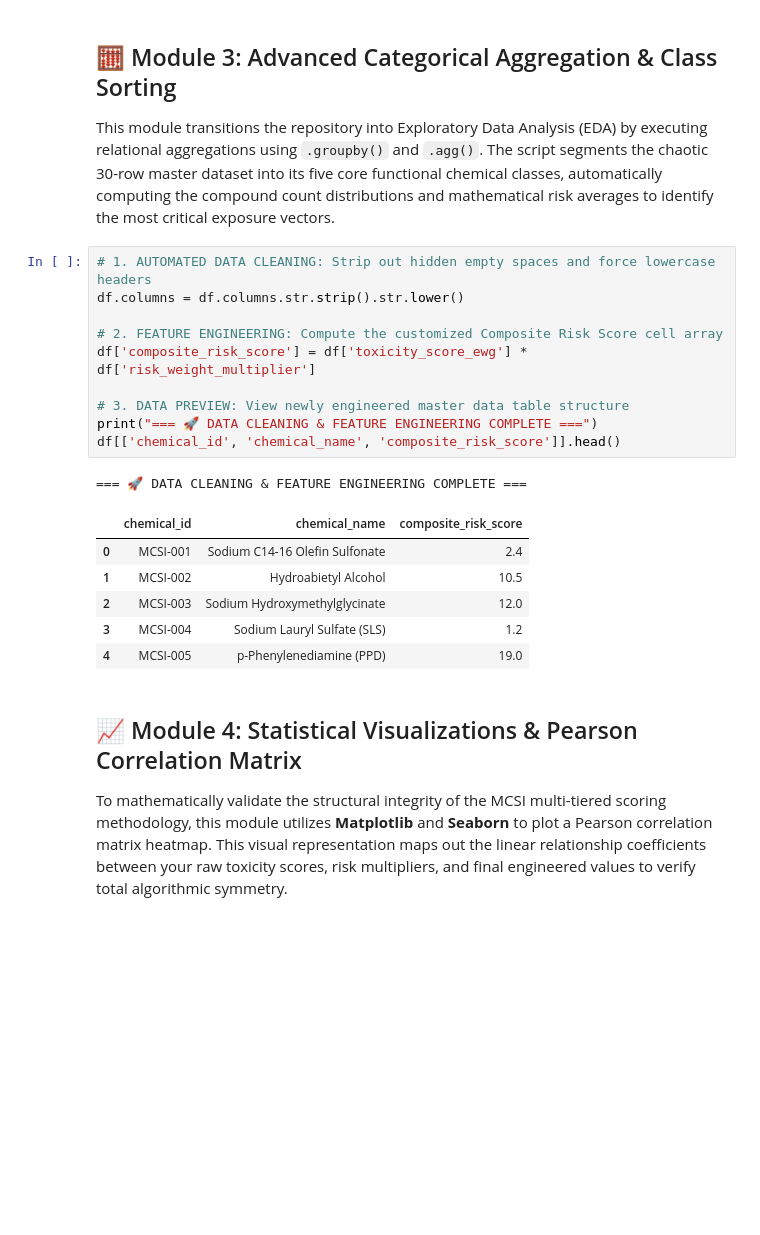
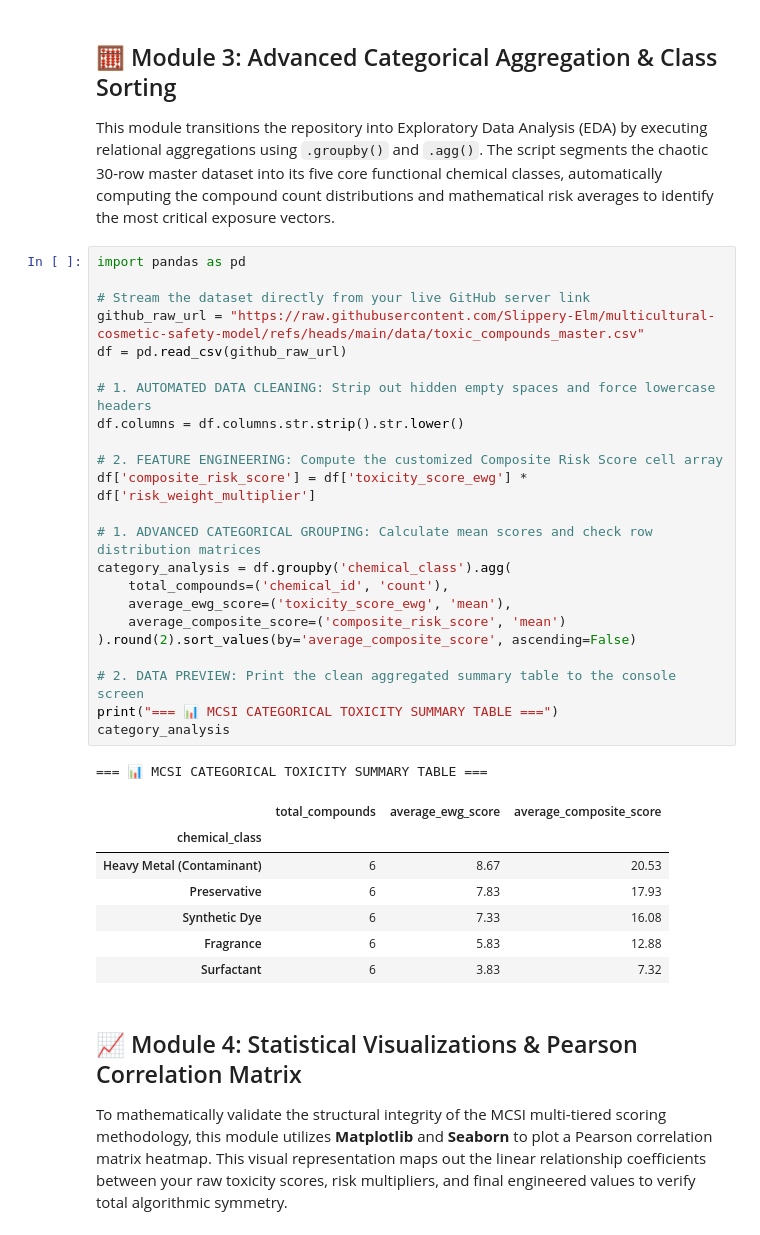
Before and after one commit to Slippery-Elm/multicultural-cosmetic-safety-model, a Jupyter notebook: notebooks/mcsi_model_calculation.ipynb, the cells around one changed output. Saved outputs shown, nothing was run; the diff lists cells and outputs as text; blank space fills up the shorter version.

```diff
--- a/notebooks/mcsi_model_calculation.ipynb
+++ b/notebooks/mcsi_model_calculation.ipynb
@@ -98,23 +116,37 @@ Once normalized, the data engine computes a new calculated field—**`composite_
 
 This module transitions the repository into Exploratory Data Analysis (EDA) by executing relational aggregations using `.groupby()` and `.agg()`. The script segments the chaotic 30-row master dataset into its five core functional chemical classes, automatically computing the compound count distributions and mathematical risk averages to identify the most critical exposure vectors.
 # %%
+import pandas as pd
+
+# Stream the dataset directly from your live GitHub server link
+github_raw_url = "https://raw.githubusercontent.com/Slippery-Elm/multicultural-cosmetic-safety-model/refs/heads/main/data/toxic_compounds_master.csv"
+df = pd.read_csv(github_raw_url)
+
 # 1. AUTOMATED DATA CLEANING: Strip out hidden empty spaces and force lowercase headers
 df.columns = df.columns.str.strip().str.lower()
 
 # 2. FEATURE ENGINEERING: Compute the customized Composite Risk Score cell array
 df['composite_risk_score'] = df['toxicity_score_ewg'] * df['risk_weight_multiplier']
 
-# 3. DATA PREVIEW: View newly engineered master data table structure
-print("=== 🚀 DATA CLEANING & FEATURE ENGINEERING COMPLETE ===")
-df[['chemical_id', 'chemical_name', 'composite_risk_score']].head()
+# 1. ADVANCED CATEGORICAL GROUPING: Calculate mean scores and check row distribution matrices
+category_analysis = df.groupby('chemical_class').agg(
+    total_compounds=('chemical_id', 'count'),
+    average_ewg_score=('toxicity_score_ewg', 'mean'),
+    average_composite_score=('composite_risk_score', 'mean')
+).round(2).sort_values(by='average_composite_score', ascending=False)
+
+# 2. DATA PREVIEW: Print the clean aggregated summary table to the console screen
+print("=== 📊 MCSI CATEGORICAL TOXICITY SUMMARY TABLE ===")
+category_analysis
 # %% [output]
-=== 🚀 DATA CLEANING & FEATURE ENGINEERING COMPLETE ===
+=== 📊 MCSI CATEGORICAL TOXICITY SUMMARY TABLE ===
-|  | chemical_id | chemical_name | composite_risk_score |
-| 0 | MCSI-001 | Sodium C14-16 Olefin Sulfonate | 2.4 |
-| 1 | MCSI-002 | Hydroabietyl Alcohol | 10.5 |
-| 2 | MCSI-003 | Sodium Hydroxymethylglycinate | 12.0 |
-| 3 | MCSI-004 | Sodium Lauryl Sulfate (SLS) | 1.2 |
-| 4 | MCSI-005 | p-Phenylenediamine (PPD) | 19.0 |
+|  | total_compounds | average_ewg_score | average_composite_score |
+| chemical_class |  |  |  |
+| Heavy Metal (Contaminant) | 6 | 8.67 | 20.53 |
+| Preservative | 6 | 7.83 | 17.93 |
+| Synthetic Dye | 6 | 7.33 | 16.08 |
+| Fragrance | 6 | 5.83 | 12.88 |
+| Surfactant | 6 | 3.83 | 7.32 |
 # %% [markdown]
 ## 📈 Module 4: Statistical Visualizations & Pearson Correlation Matrix
 
```
Also changed, not shown: parts of 1 cell of this notebook.
